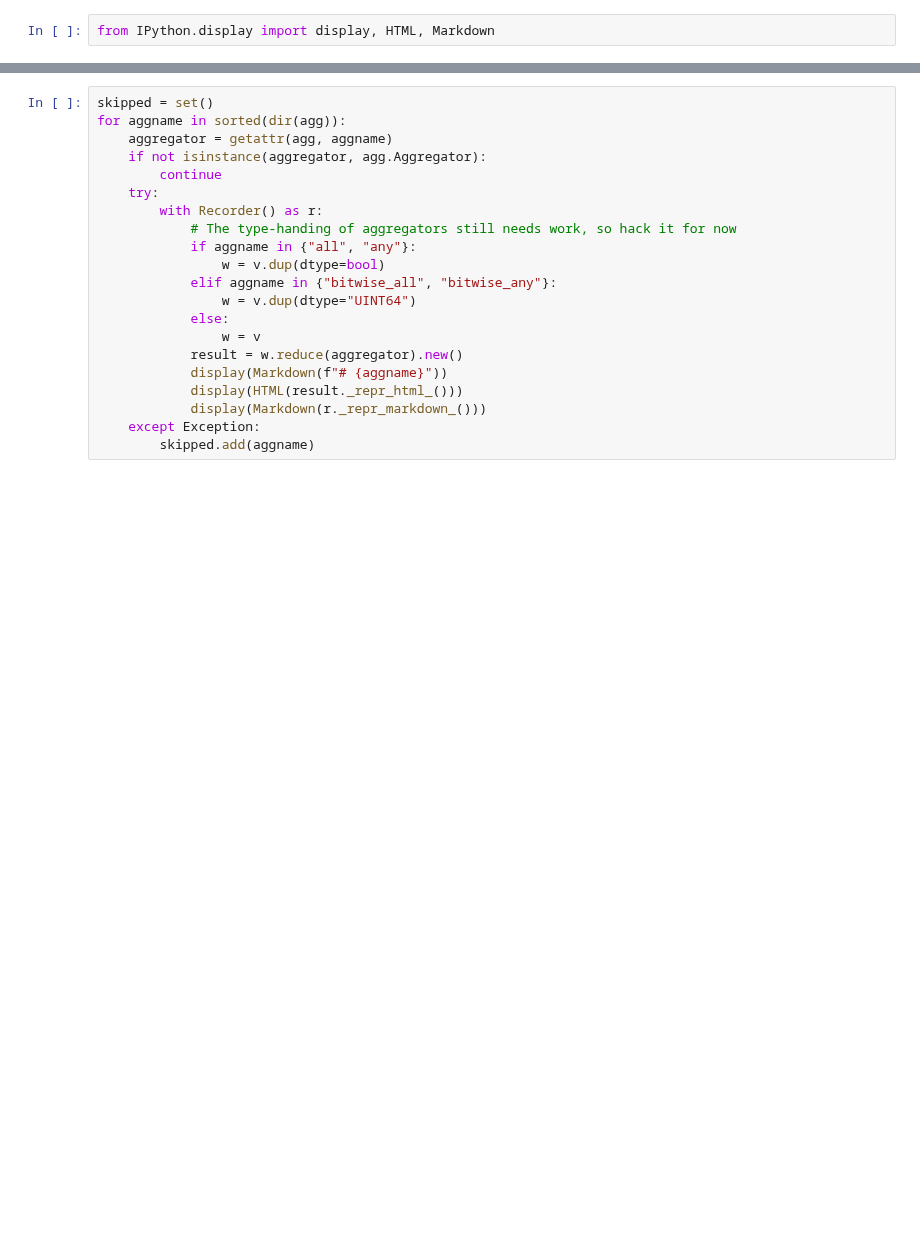
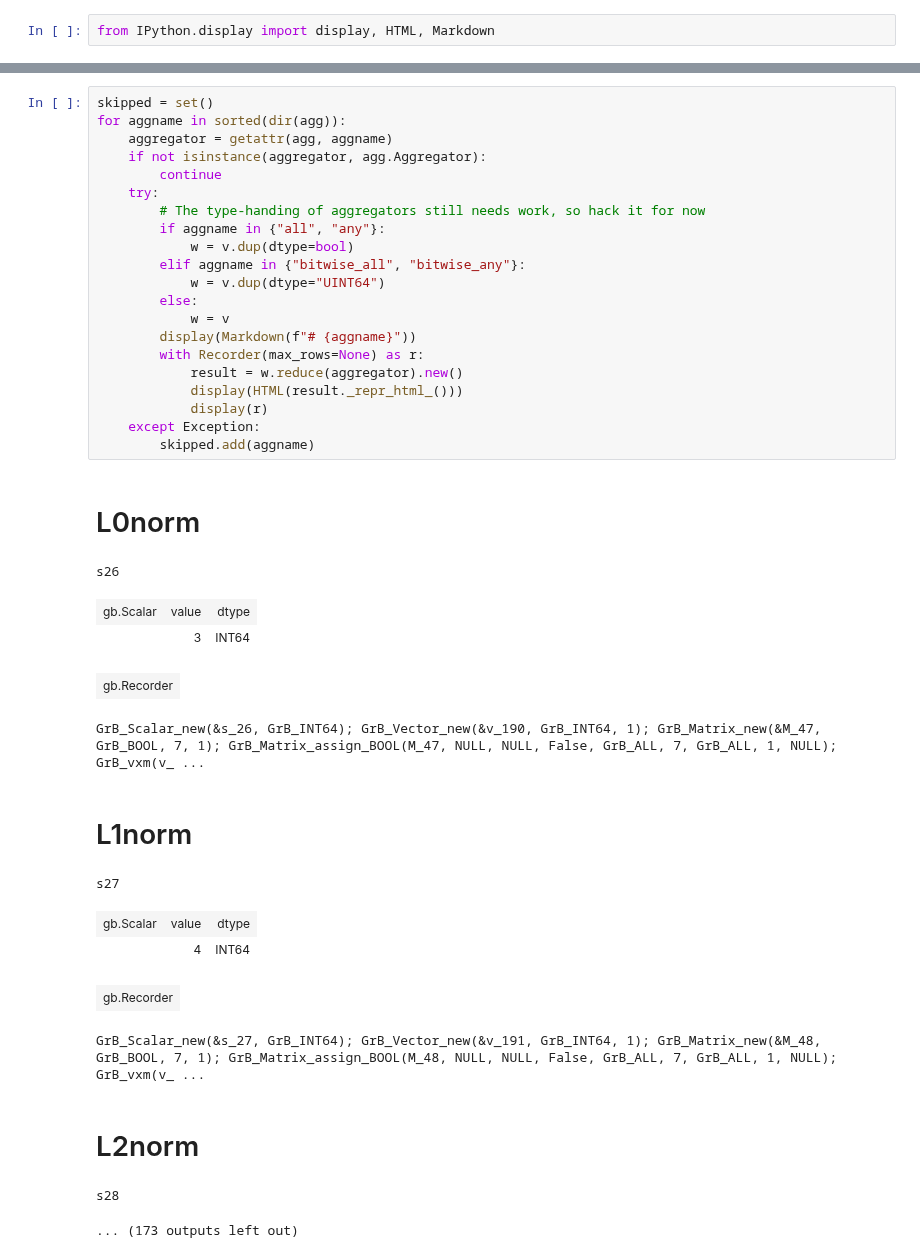
Before and after one commit to python-graphblas/python-graphblas, a Jupyter notebook: notebooks/Aggregators.ipynb, the cells around one changed output, grey strips where cells are left out. Drawn from its saved outputs; the diff is of its cells as text; blank space fills up the shorter version.

```diff
--- a/notebooks/Aggregators.ipynb
+++ b/notebooks/Aggregators.ipynb
@@ -75,23 +137,39 @@ v
 # %%
 skipped = set()
 for aggname in sorted(dir(agg)):
     aggregator = getattr(agg, aggname)
     if not isinstance(aggregator, agg.Aggregator):
         continue
     try:
-        with Recorder() as r:
-            # The type-handing of aggregators still needs work, so hack it for now
-            if aggname in {"all", "any"}:
-                w = v.dup(dtype=bool)
-            elif aggname in {"bitwise_all", "bitwise_any"}:
-                w = v.dup(dtype="UINT64")
-            else:
-                w = v
+        # The type-handing of aggregators still needs work, so hack it for now
+        if aggname in {"all", "any"}:
+            w = v.dup(dtype=bool)
+        elif aggname in {"bitwise_all", "bitwise_any"}:
+            w = v.dup(dtype="UINT64")
+        else:
+            w = v
+        display(Markdown(f"# {aggname}"))
+        with Recorder(max_rows=None) as r:
             result = w.reduce(aggregator).new()
-            display(Markdown(f"# {aggname}"))
             display(HTML(result._repr_html_()))
-            display(Markdown(r._repr_markdown_()))
+            display(r)
     except Exception:
         skipped.add(aggname)
+# %% [output]
+# L0norm
+s26
+| gb.Scalar | value | dtype |
+|  | 3 | INT64 |
+| gb.Recorder |
+GrB_Scalar_new(&s_26, GrB_INT64); GrB_Vector_new(&v_190, GrB_INT64, 1); GrB_Matrix_new(&M_47, GrB_BOOL, 7, 1); GrB_Matrix_assign_BOOL(M_47, NULL, NULL, False, GrB_ALL, 7, GrB_ALL, 1, NULL); GrB_vxm(v_ ...
+# L1norm
+s27
+| gb.Scalar | value | dtype |
+|  | 4 | INT64 |
+| gb.Recorder |
+GrB_Scalar_new(&s_27, GrB_INT64); GrB_Vector_new(&v_191, GrB_INT64, 1); GrB_Matrix_new(&M_48, GrB_BOOL, 7, 1); GrB_Matrix_assign_BOOL(M_48, NULL, NULL, False, GrB_ALL, 7, GrB_ALL, 1, NULL); GrB_vxm(v_ ...
+# L2norm
+s28
+... (173 outputs left out)
 # %%
 skipped
```
Also changed, not shown: parts of 10 cells of this notebook.
